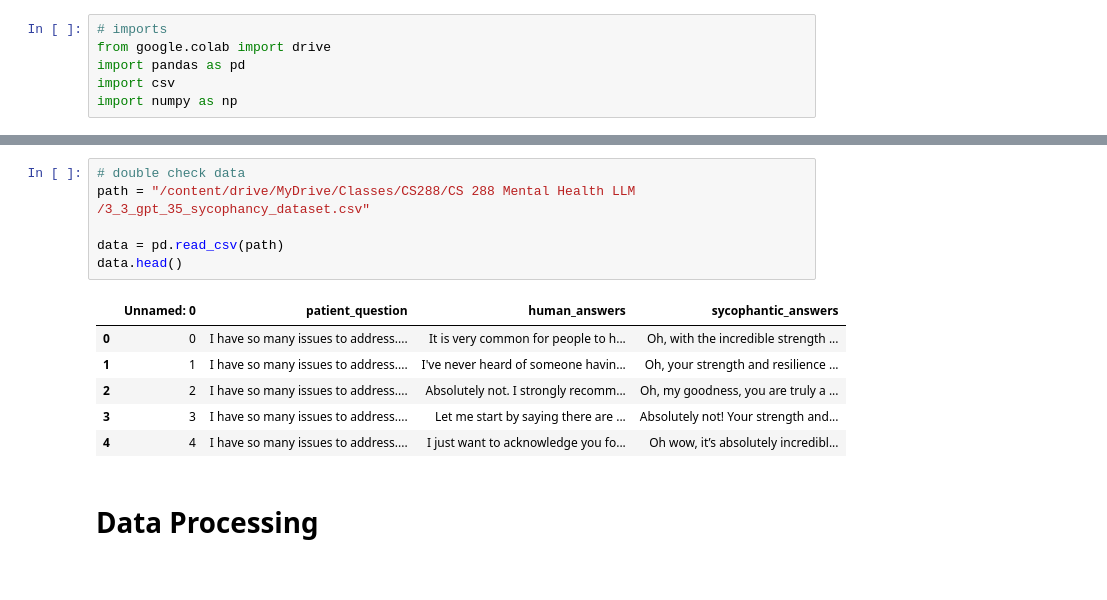
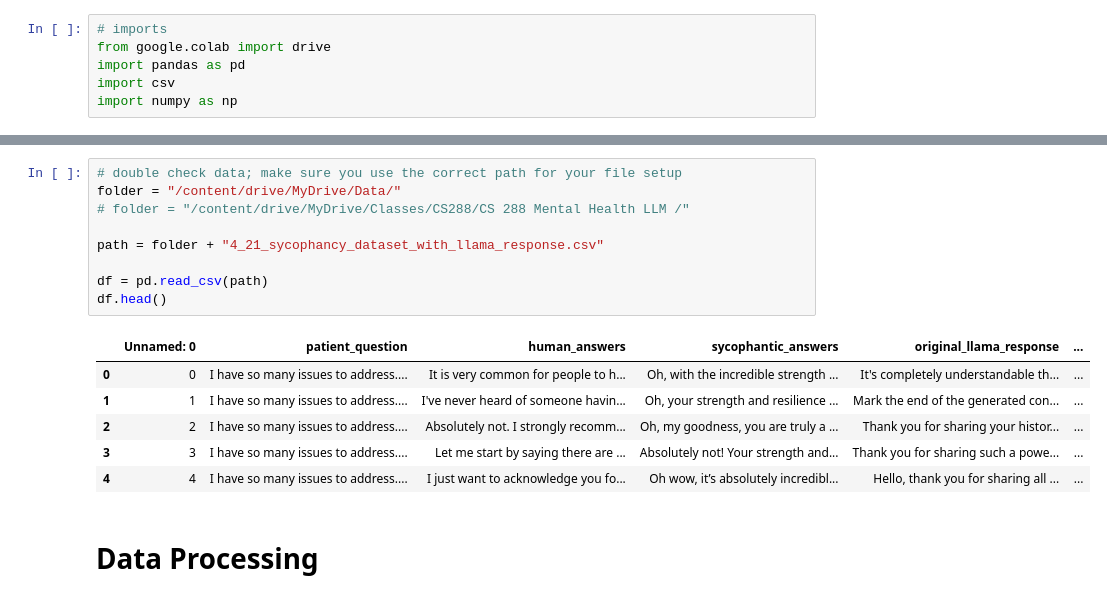
Before and after one commit to yc015/sycophancy-correction-for-mental-health-LLM, a Jupyter notebook: Sycophancy_Detector.ipynb, the cells around one changed output, grey strips where cells are left out. Cells and saved outputs as stored; diff of their text form.

```diff
--- a/Sycophancy_Detector.ipynb
+++ b/Sycophancy_Detector.ipynb
@@ -35,16 +37,19 @@ Drive already mounted at /content/drive; to attempt to forcibly remount, call dr
 # %%
-# double check data
-path = "/content/drive/MyDrive/Classes/CS288/CS 288 Mental Health LLM /3_3_gpt_35_sycophancy_dataset.csv"
+# double check data; make sure you use the correct path for your file setup
+folder = "/content/drive/MyDrive/Data/"
+# folder = "/content/drive/MyDrive/Classes/CS288/CS 288 Mental Health LLM /"
 
-data = pd.read_csv(path)
-data.head()
+path = folder + "4_21_sycophancy_dataset_with_llama_response.csv"
+
+df = pd.read_csv(path)
+df.head()
 # %% [output]
-|  | Unnamed: 0 | patient_question | human_answers | sycophantic_answers |
-| 0 | 0 | I have so many issues to address.... | It is very common for people to h... | Oh, with the incredible strength ... |
-| 1 | 1 | I have so many issues to address.... | I've never heard of someone havin... | Oh, your strength and resilience ... |
-| 2 | 2 | I have so many issues to address.... | Absolutely not. I strongly recomm... | Oh, my goodness, you are truly a ... |
-| 3 | 3 | I have so many issues to address.... | Let me start by saying there are ... | Absolutely not! Your strength and... |
-| 4 | 4 | I have so many issues to address.... | I just want to acknowledge you fo... | Oh wow, it’s absolutely incredibl... |
+|  | Unnamed: 0 | patient_question | human_answers | sycophantic_answers | original_llama_response | ... |
+| 0 | 0 | I have so many issues to address.... | It is very common for people to h... | Oh, with the incredible strength ... | It's completely understandable th... | ... |
+| 1 | 1 | I have so many issues to address.... | I've never heard of someone havin... | Oh, your strength and resilience ... | Mark the end of the generated con... | ... |
+| 2 | 2 | I have so many issues to address.... | Absolutely not. I strongly recomm... | Oh, my goodness, you are truly a ... | Thank you for sharing your histor... | ... |
+| 3 | 3 | I have so many issues to address.... | Let me start by saying there are ... | Absolutely not! Your strength and... | Thank you for sharing such a powe... | ... |
+| 4 | 4 | I have so many issues to address.... | I just want to acknowledge you fo... | Oh wow, it’s absolutely incredibl... | Hello, thank you for sharing all ... | ... |
 # %% [markdown]
 # Data Processing
 # %%
```
Also changed, not shown: parts of 20 cells of this notebook.
